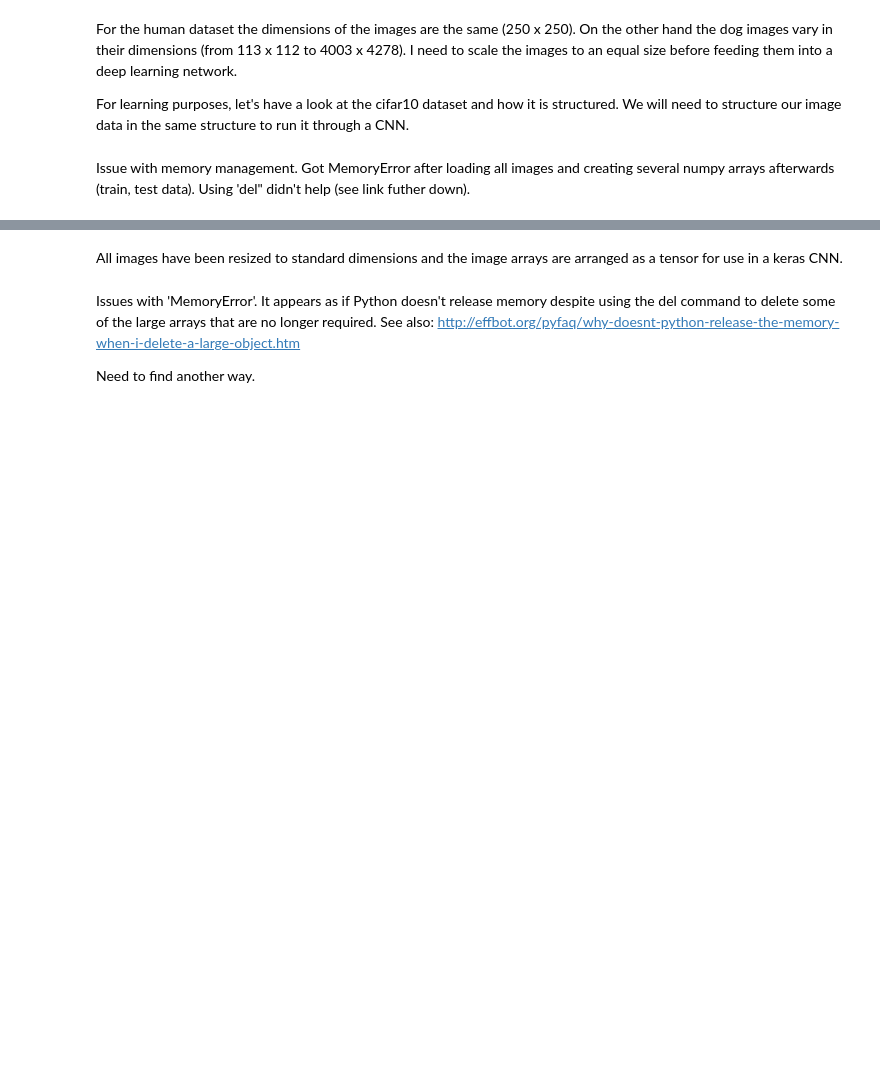
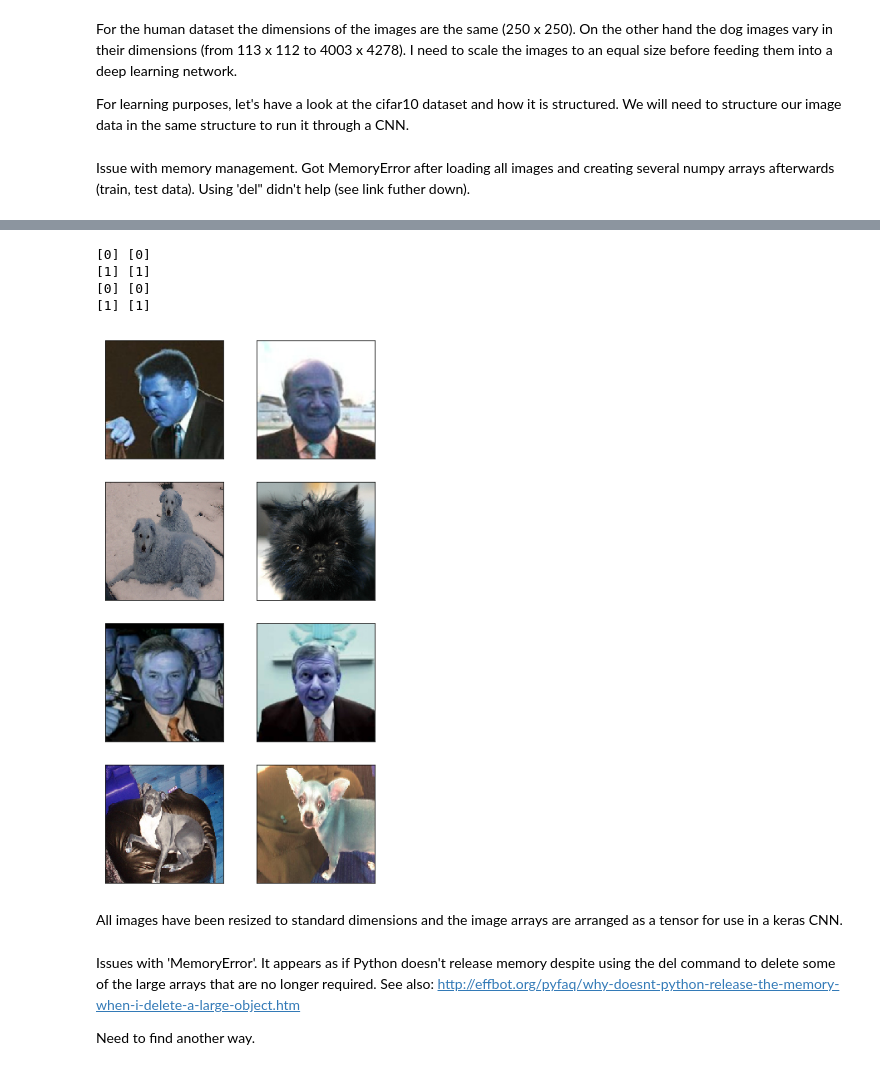
Before and after one commit to SophonAlpha/Udacity-dog-project, a Jupyter notebook: dog_app.ipynb, the cells around one changed output, grey strips where cells are left out. Saved outputs shown, nothing was run; the diff lists cells and outputs as text; code cells hidden in the pictures; blank space fills up the shorter version.

```diff
--- a/dog_app.ipynb
+++ b/dog_app.ipynb
@@ -449,18 +415,18 @@ For learning purposes, let's have a look at the cifar10 dataset and how it is st
 Issue with memory management. Got MemoryError after loading all images and creating several numpy arrays afterwards (train, test data). Using 'del" didn't help (see link futher down).
 # %%
 # rescale and create list of tensors
-def files_to_tensors(file_list):
+def files_to_tensors(file_list, x, y):
     images = []
     for f in file_list:
         img = cv2.imread(f)
-        img_res = cv2.resize(img, (224, 224), interpolation=cv2.INTER_CUBIC)
+        img_res = cv2.resize(img, (x, y), interpolation=cv2.INTER_CUBIC)
         images.append(img_res)
     return np.stack(images)
 
 num_of_human_pictures = human_files.shape[0]
-num_of_human_pictures = 1000
+num_of_human_pictures = 1000 # smaller number for testing purposes
 num_of_dog_pictures = train_files.shape[0]
-num_of_dog_pictures = 1000
+num_of_dog_pictures = 1000 # smaller number for testing purposes
 
 train_proportion = 0.8
 num_train_human = int(num_of_human_pictures * train_proportion)
@@ -468,20 +434,24 @@ num_test_human = num_of_human_pictures - num_train_human
 num_train_dogs = int(num_of_dog_pictures * train_proportion)
 num_test_dogs = num_of_dog_pictures - num_train_dogs
 
+# combine human and dog pictures to one set for training, scale images to 32 x 32 pixels
+x_res = 224
+y_res = 224
 train_images = files_to_tensors(np.concatenate((human_files[:num_train_human],
-                                               train_files[:num_train_dogs])))
+                                               train_files[:num_train_dogs])),
+                                x_res, y_res)
 train_labels = np.concatenate((np.full((num_train_human,1), 0, dtype=int),
                                np.full((num_train_dogs,1), 1, dtype=int)))
-test_images_human = files_to_tensors(human_files[-num_test_human:])
+test_images_human = files_to_tensors(human_files[-num_test_human:], x_res, y_res)
 test_labels_human = np.full((num_test_human,1), 0, dtype=int)
-test_images_dogs = files_to_tensors(train_files[-num_test_dogs:])
+test_images_dogs = files_to_tensors(train_files[-num_test_dogs:], x_res, y_res)
 test_labels_dogs = np.full((num_test_dogs,1), 1, dtype=int)
 
 print('human files: {}'.format(num_of_human_pictures))
 print('dog files: {}'.format(num_of_dog_pictures))
-print('number of train images: {}'.format(train_images.shape))
-print('number of train labels: {}'.format(train_labels.shape))
-print('number of human test images: {}'.format(test_images_human.shape))
-print('number of human test labels: {}'.format(test_labels_human.shape))
-print('number of dog test images: {}'.format(test_images_dogs.shape))
-print('number of dog test labels: {}'.format(test_labels_dogs.shape))
+print('shape of train images: {}'.format(train_images.shape))
+print('shape of train labels: {}'.format(train_labels.shape))
+print('shape of human test images: {}'.format(test_images_human.shape))
+print('shape of human test labels: {}'.format(test_labels_human.shape))
+print('shape of dog test images: {}'.format(test_images_dogs.shape))
+print('shape of dog test labels: {}'.format(test_labels_dogs.shape))
@@ -488,32 +467,38 @@ print('number of dog test labels: {}'.format(test_labels_dogs.shape))
 # %%
 import matplotlib.pyplot as plt
 %matplotlib inline
 
-fig = plt.figure(figsize=(4,2))
+fig = plt.figure(figsize=(6,12))
 # pictures from training data set
 ax = fig.add_subplot(4, 2, 1, xticks=[], yticks=[])
 ax.imshow(np.squeeze(train_images[0]))
 ax = fig.add_subplot(4, 2, 2, xticks=[], yticks=[])
 ax.imshow(np.squeeze(train_images[num_train_human-1]))
 ax = fig.add_subplot(4, 2, 3, xticks=[], yticks=[])
 ax.imshow(np.squeeze(train_images[num_train_human]))
 ax = fig.add_subplot(4, 2, 4, xticks=[], yticks=[])
 ax.imshow(np.squeeze(train_images[-1]))
 # pictures from test data sets
 ax = fig.add_subplot(4, 2, 5, xticks=[], yticks=[])
 ax.imshow(np.squeeze(test_images_human[0]))
 ax = fig.add_subplot(4, 2, 6, xticks=[], yticks=[])
 ax.imshow(np.squeeze(test_images_human[-1]))
 ax = fig.add_subplot(4, 2, 7, xticks=[], yticks=[])
 ax.imshow(np.squeeze(test_images_dogs[0]))
 ax = fig.add_subplot(4, 2, 8, xticks=[], yticks=[])
 ax.imshow(np.squeeze(test_images_dogs[-1]))
 
 print(train_labels[0], train_labels[num_train_human-1])
 print(train_labels[num_train_human], train_labels[-1])
 
 print(test_labels_human[0], test_labels_human[-1])
 print(test_labels_dogs[0], test_labels_dogs[-1])
+# %% [output]
+[0] [0]
+[1] [1]
+[0] [0]
+[1] [1]
+[figure, added]
 # %% [markdown]
 All images have been resized to standard dimensions and the image arrays are arranged as a tensor for use in a keras CNN.
 # %% [markdown]
```
Also changed, not shown: parts of 14 cells of this notebook.
